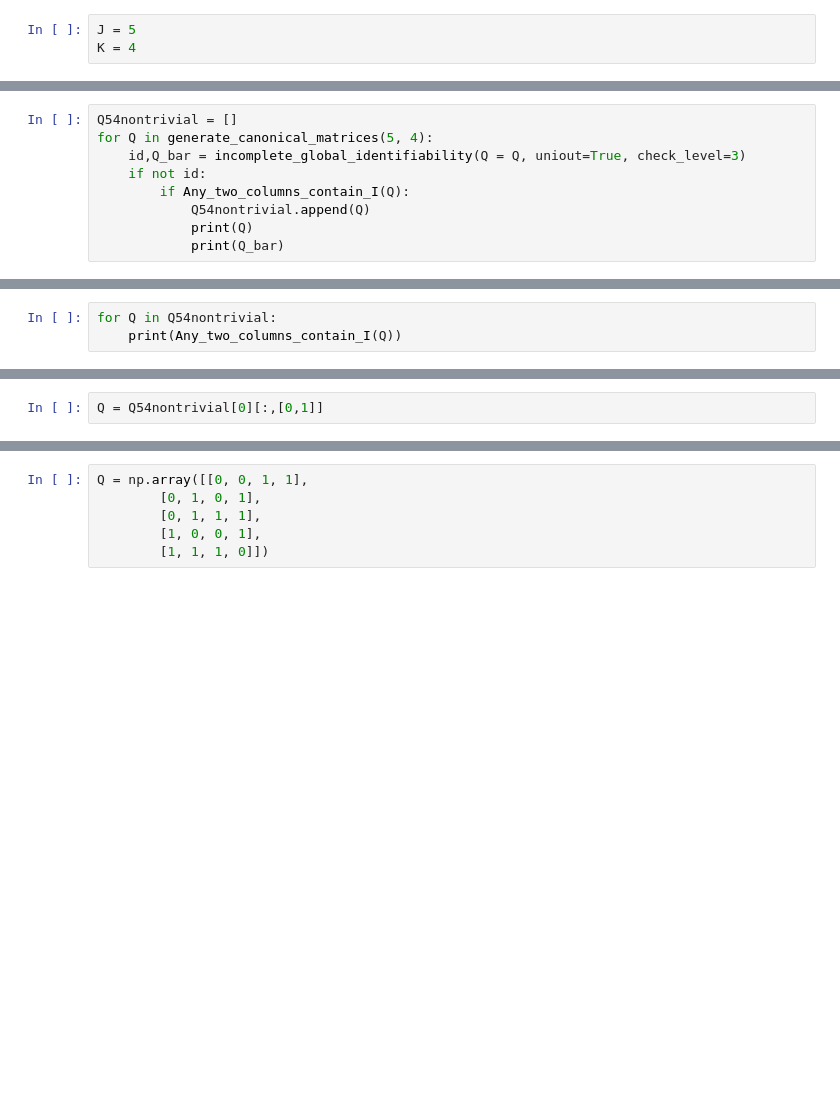
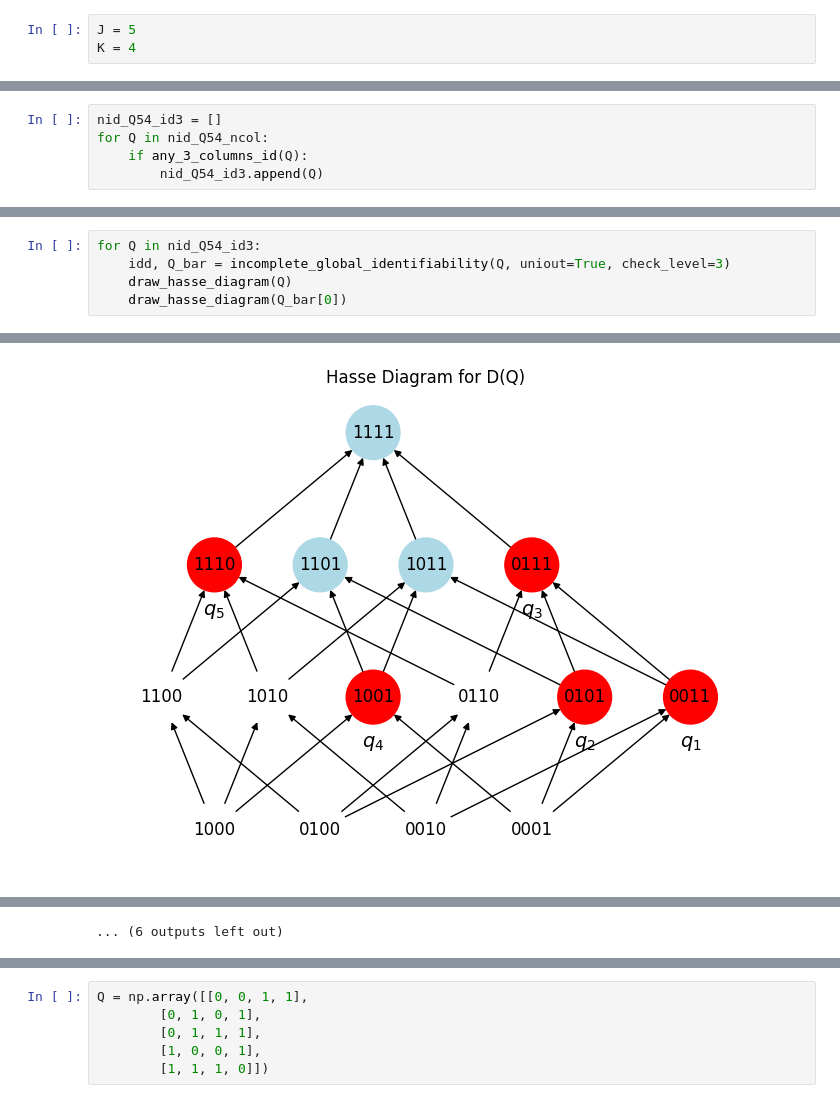
Before and after one commit to Mengqi-Lin/idQ, a Jupyter notebook: py/idQ_study.ipynb, the cells around one changed output, grey strips where cells are left out. Cells and saved outputs as stored; diff of their text form; blank space fills up the shorter version.

```diff
--- a/py/idQ_study.ipynb
+++ b/py/idQ_study.ipynb
@@ -738,9 +356,0 @@ Q may not be identifiable for check_level = 1, the possible Q_bars are:
-# %%
-Q54nontrivial = []
-for Q in generate_canonical_matrices(5, 4):
-    id,Q_bar = incomplete_global_identifiability(Q = Q, uniout=True, check_level=3)
-    if not id:
-        if Any_two_columns_contain_I(Q):
-            Q54nontrivial.append(Q)
-            print(Q)
-            print(Q_bar)
@@ -804,3 +356,0 @@ True
-# %%
-for Q in Q54nontrivial:
-    print(Any_two_columns_contain_I(Q))
@@ -812,2 +356,0 @@ True
-# %%
-Q = Q54nontrivial[0][:,[0,1]]
@@ -831,0 +365,5 @@ array([[0, 0],
+# %%
+nid_Q54_id3 = []
+for Q in nid_Q54_ncol:
+    if any_3_columns_id(Q):
+        nid_Q54_id3.append(Q)
@@ -831,0 +412,6 @@ array([[0, 0],
+# %%
+for Q in nid_Q54_id3:
+    idd, Q_bar = incomplete_global_identifiability(Q, uniout=True, check_level=3)
+    draw_hasse_diagram(Q)
+    draw_hasse_diagram(Q_bar[0])
+# %% [output]
@@ -831,0 +420 @@ array([[0, 0],
+[figure, added]
@@ -831,0 +434 @@ array([[0, 0],
+... (6 outputs left out)
```
Also changed, not shown: parts of 113 cells of this notebook.
